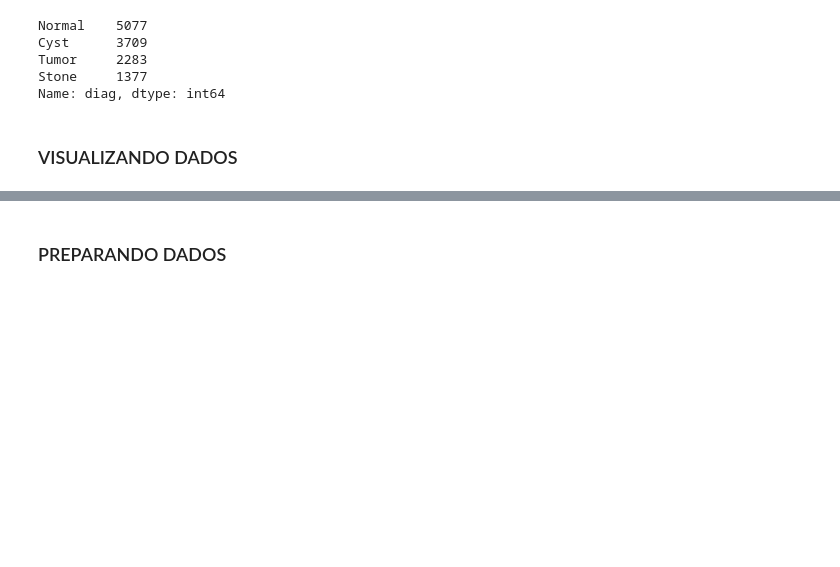
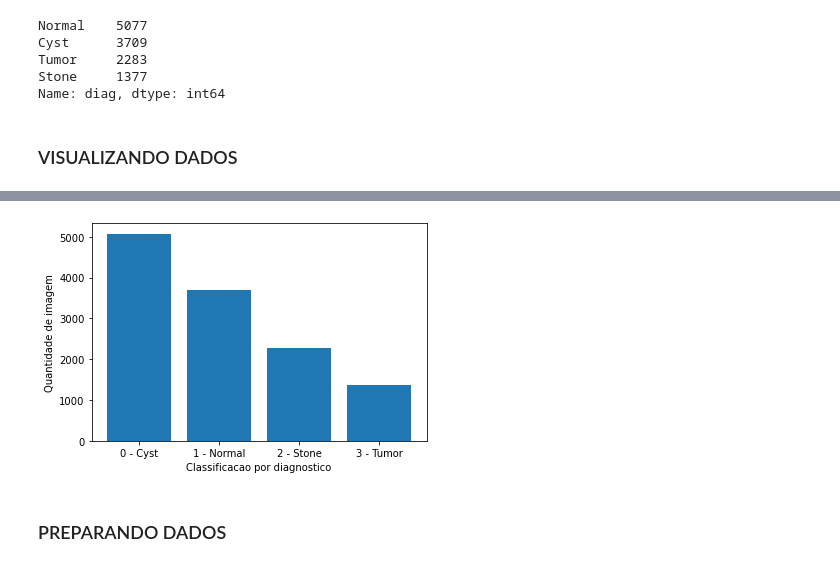
Before and after one commit to LucasDoux/DataScience, a Jupyter notebook: StonesTumografy_DATES/StoneDates.ipynb, the cells around one changed output, grey strips where cells are left out. Cells and saved outputs as stored; diff of their text form; code cells hidden in the pictures; blank space fills up the shorter version.

```diff
--- a/StonesTumografy_DATES/StoneDates.ipynb
+++ b/StonesTumografy_DATES/StoneDates.ipynb
@@ -87,3 +100,13 @@ plt.show()
+# %%
+x = np.array(["0 - Cyst", "1 - Normal", "2 - Stone", "3 - Tumor"])
+y = np.array([5077, 3709, 2283, 1377])
+
+plt.xlabel('Classificacao por diagnostico')
+plt.ylabel('Quantidade de imagem')
+plt.bar(x,y)
+plt.show()
+# %% [output]
+[figure, added]
 # %% [markdown]
 ### PREPARANDO DADOS
 # %%
```
Also changed, not shown: parts of 5 cells of this notebook.
